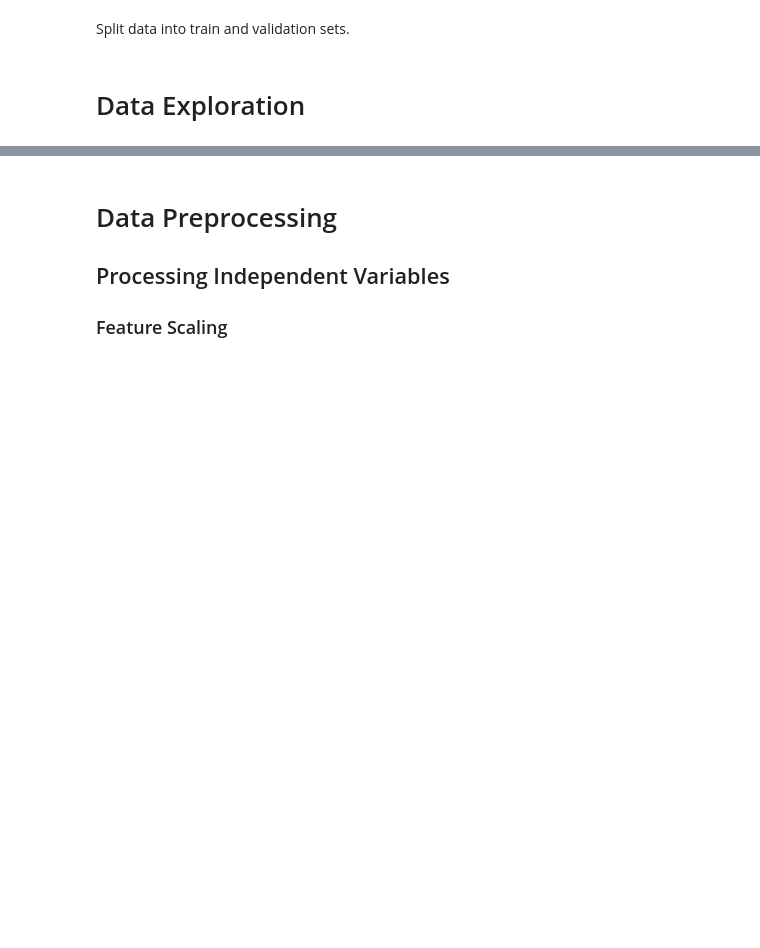
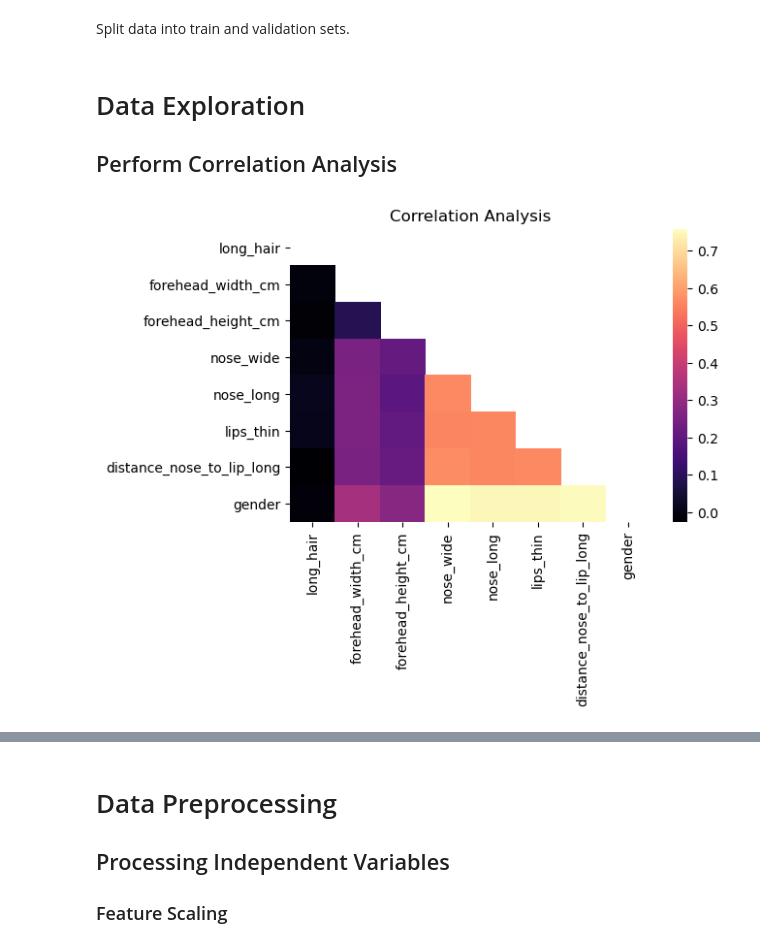
Before and after one commit to GuusLammers/kaggle-datasets-analysis, a Jupyter notebook: classification/gender-classification/assignment2.ipynb, the cells around one changed output, grey strips where cells are left out. Saved outputs shown, nothing was run; the diff lists cells and outputs as text; code cells hidden in the pictures; blank space fills up the shorter version.

Commit message:
finished model analysis for assignment 2

```diff
--- a/classification/gender-classification/assignment2.ipynb
+++ b/classification/gender-classification/assignment2.ipynb
@@ -27,3 +30,9 @@ dataset.head()
+# %%
+from sklearn.preprocessing import LabelEncoder
+# instantiate LabelEncoder objects
+le = LabelEncoder()
+# encode data
+dataset['gender'] = le.fit_transform(dataset['gender'])
 # %% [markdown]
 # Split Data
 Split dataset into independent and dependent variables.
@@ -37,3 +46,17 @@ from sklearn.model_selection import train_test_split
 X_train, X_test, y_train, y_test = train_test_split(X, y, test_size = 0.2, random_state = 1)
 # %% [markdown]
 # Data Exploration
+## Perform Correlation Analysis
+# %%
+corr_matrix = dataset.corr()
+
+mask = np.triu(np.ones_like(corr_matrix,dtype = bool)) # Only keep the upper triangle of an array.
+from seaborn import heatmap
+plt.figure(dpi=100)
+plt.title('Correlation Analysis')
+heatmap(corr_matrix,mask=mask,annot=False,lw=0,linecolor='white',cmap='magma',fmt = "0.2f")
+plt.xticks(rotation=90)
+plt.yticks(rotation = 0)
+plt.show()
+# %% [output]
+[figure, added]
```
Also changed, not shown: parts of 28 cells of this notebook.
